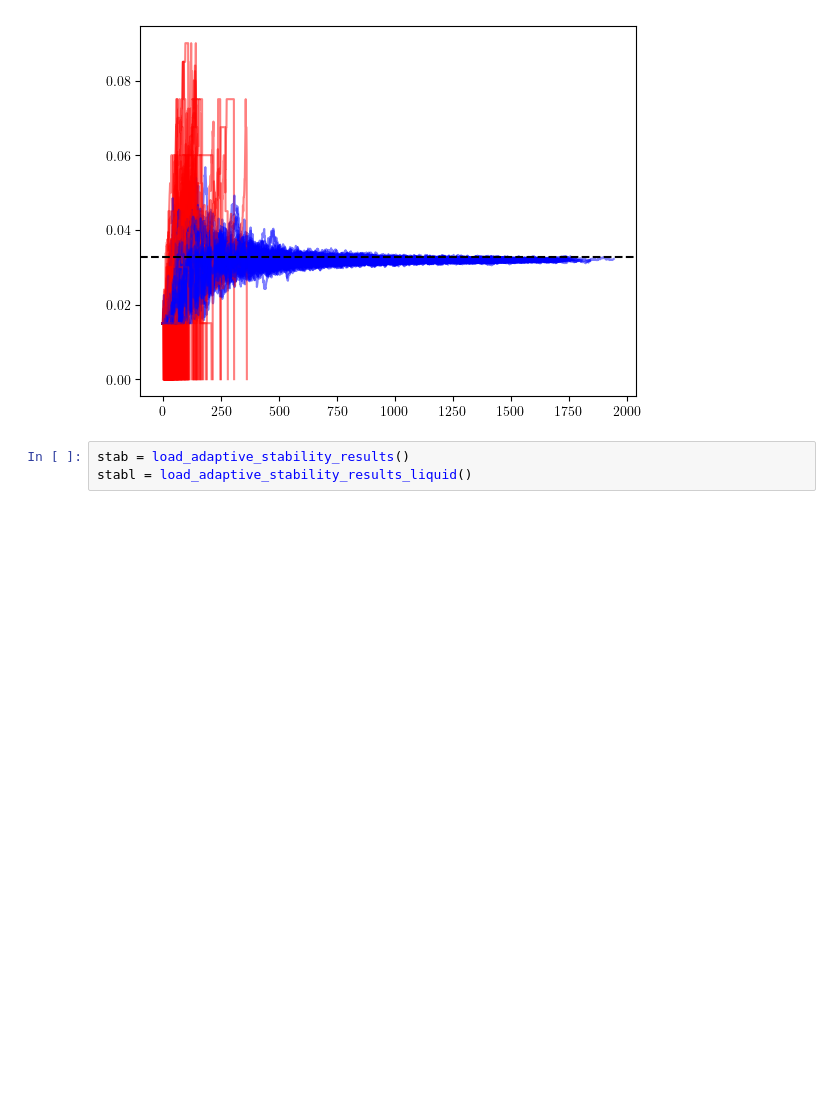
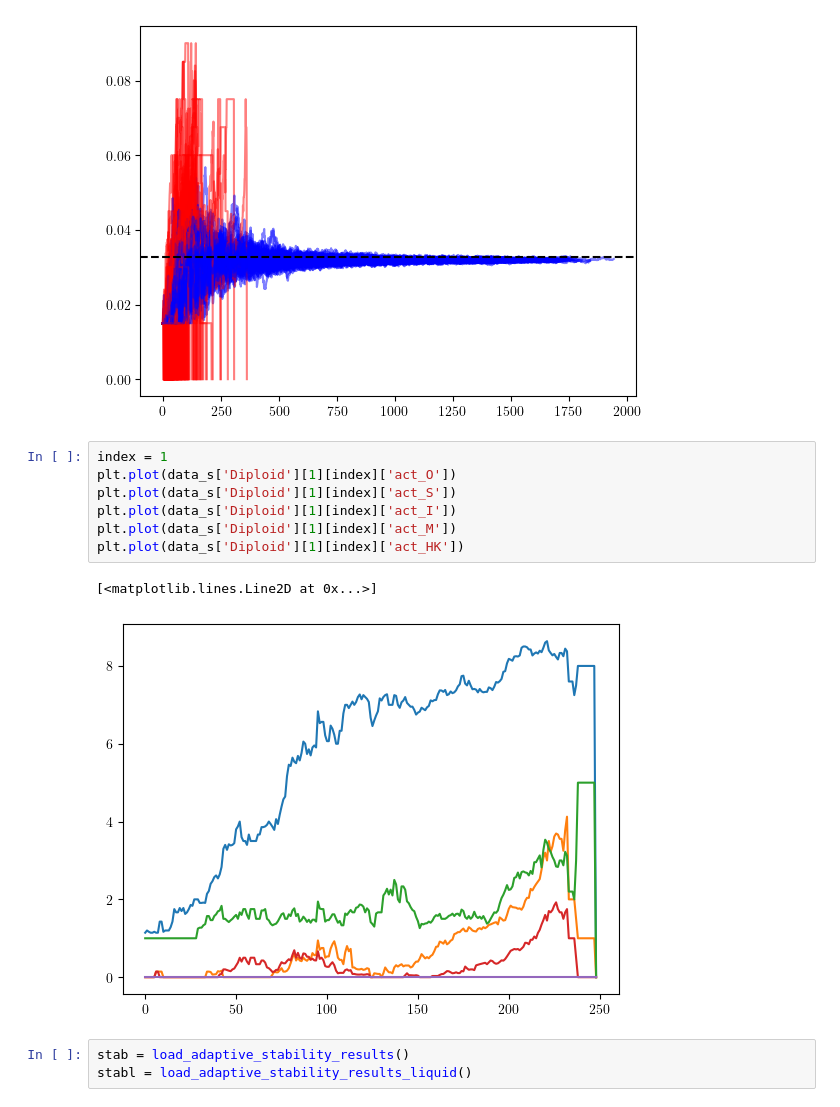
Before and after one commit to francescozambelli/CancerEvo, a Jupyter notebook: notebooks/analysis.ipynb, the cells around one changed output. Saved outputs shown, nothing was run; the diff lists cells and outputs as text; blank space fills up the shorter version.

Commit message:
feat: add diploid genes trajectory plots and phase diagrams for solid and liquid phases

```diff
--- a/notebooks/analysis.ipynb
+++ b/notebooks/analysis.ipynb
@@ -226,6 +215,16 @@ plt.axhline(0.032614, color="k", ls="--")
 # %% [output]
 <matplotlib.lines.Line2D at 0x...>
 [figure]
+# %%
+index = 1
+plt.plot(data_s['Diploid'][1][index]['act_O'])
+plt.plot(data_s['Diploid'][1][index]['act_S'])
+plt.plot(data_s['Diploid'][1][index]['act_I'])
+plt.plot(data_s['Diploid'][1][index]['act_M'])
+plt.plot(data_s['Diploid'][1][index]['act_HK'])
+# %% [output]
+[<matplotlib.lines.Line2D at 0x...>]
+[figure, added]
 # %%
 stab = load_adaptive_stability_results()
 stabl = load_adaptive_stability_results_liquid()
```
Also changed, not shown: parts of 2 cells of this notebook, 10 other files.
